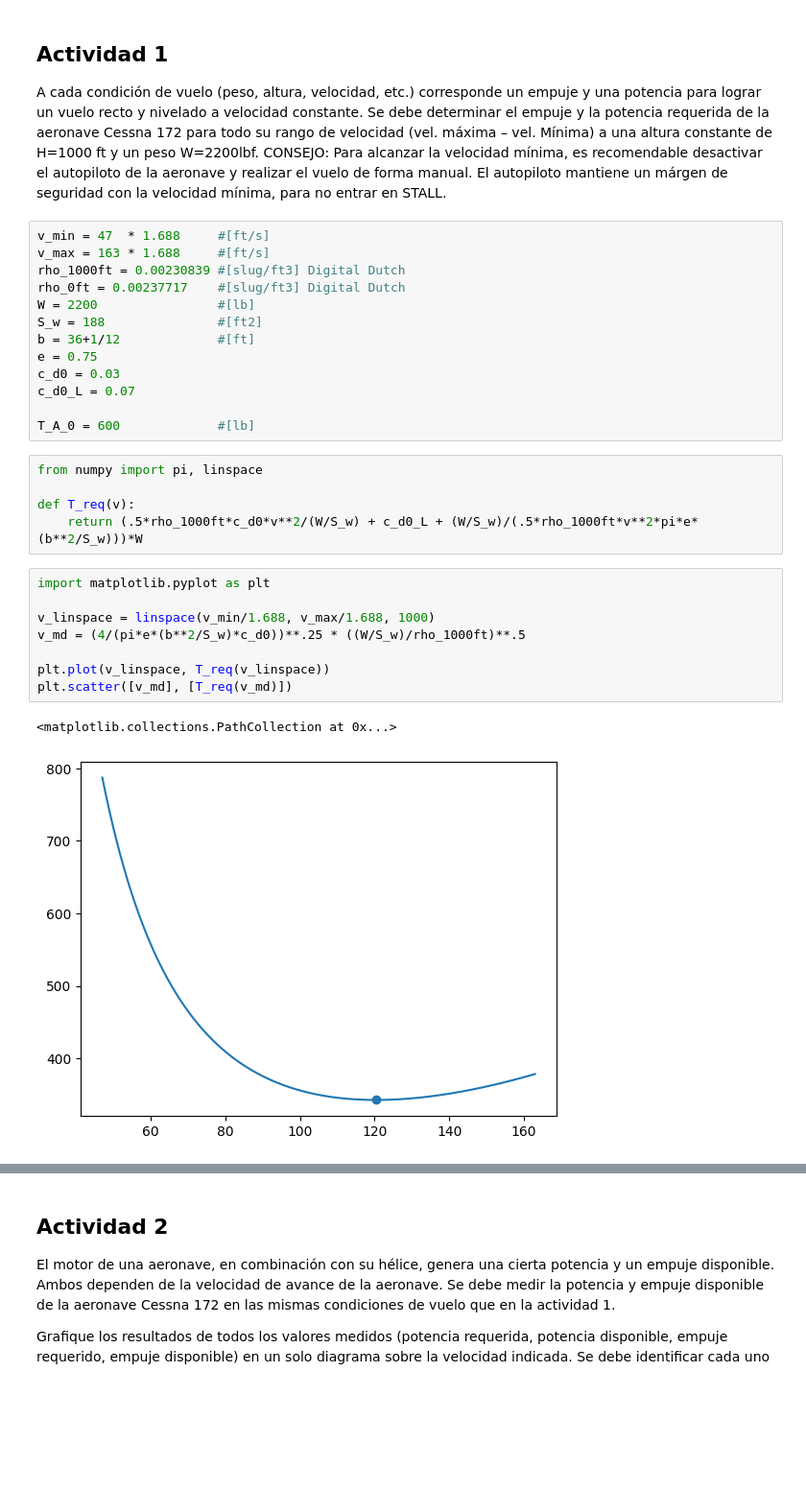
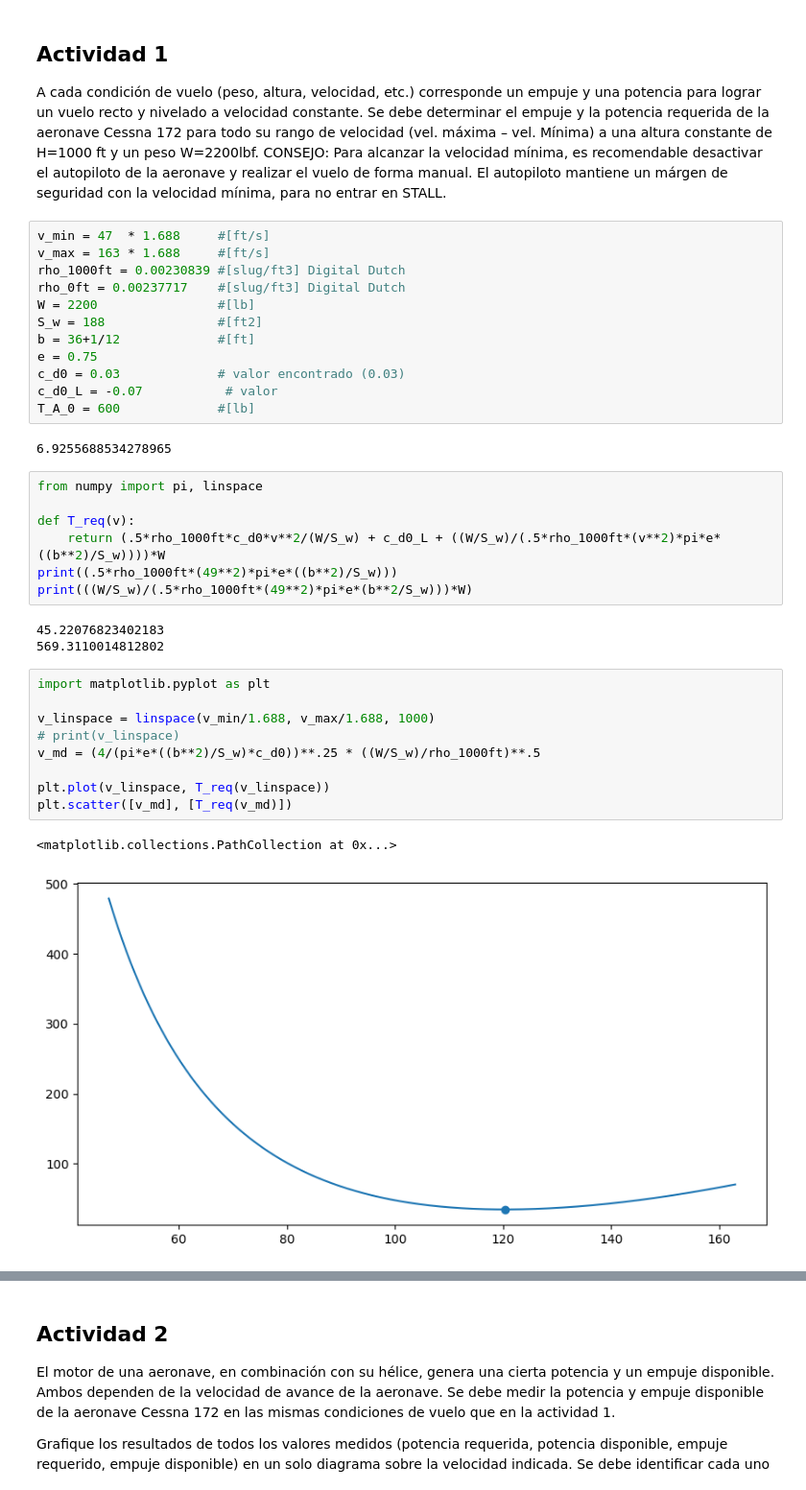
Before and after one commit to otarola-joaquin/Trabajos-varios-8vo-semestre, a Jupyter notebook: Mecánica del Vuelo/Tarea_3/lab3_graficos.ipynb, the cells around one changed output, grey strips where cells are left out. Shown at 96% size. Cells and saved outputs as stored; diff of their text form; blank space fills up the shorter version.

```diff
--- a/Mecánica del Vuelo/Tarea_3/lab3_graficos.ipynb
+++ b/Mecánica del Vuelo/Tarea_3/lab3_graficos.ipynb
@@ -23,26 +23,33 @@ W = 2200                #[lb]
 S_w = 188               #[ft2]
 b = 36+1/12             #[ft]
 e = 0.75
-c_d0 = 0.03
-c_d0_L = 0.07
-
+c_d0 = 0.03             # valor encontrado (0.03)
+c_d0_L = -0.07           # valor
 T_A_0 = 600             #[lb]
+# %% [output]
+6.9255688534278965
 # %%
 from numpy import pi, linspace
 
 def T_req(v):
-    return (.5*rho_1000ft*c_d0*v**2/(W/S_w) + c_d0_L + (W/S_w)/(.5*rho_1000ft*v**2*pi*e*(b**2/S_w)))*W
+    return (.5*rho_1000ft*c_d0*v**2/(W/S_w) + c_d0_L + ((W/S_w)/(.5*rho_1000ft*(v**2)*pi*e*((b**2)/S_w))))*W
+print((.5*rho_1000ft*(49**2)*pi*e*((b**2)/S_w)))
+print(((W/S_w)/(.5*rho_1000ft*(49**2)*pi*e*(b**2/S_w)))*W)
+# %% [output]
+45.22076823402183
+569.3110014812802
 # %%
 import matplotlib.pyplot as plt
 
 v_linspace = linspace(v_min/1.688, v_max/1.688, 1000)
-v_md = (4/(pi*e*(b**2/S_w)*c_d0))**.25 * ((W/S_w)/rho_1000ft)**.5
+# print(v_linspace)
+v_md = (4/(pi*e*((b**2)/S_w)*c_d0))**.25 * ((W/S_w)/rho_1000ft)**.5
 
 plt.plot(v_linspace, T_req(v_linspace))
 plt.scatter([v_md], [T_req(v_md)])
 # %% [output]
 <matplotlib.collections.PathCollection at 0x...>
-[figure, old version]
+[figure, new version]
 # %%
 print(T_req(v_min), T_req(v_max))
 # %% [output]
```
Also changed, not shown: parts of 12 cells of this notebook, 1 other file.
